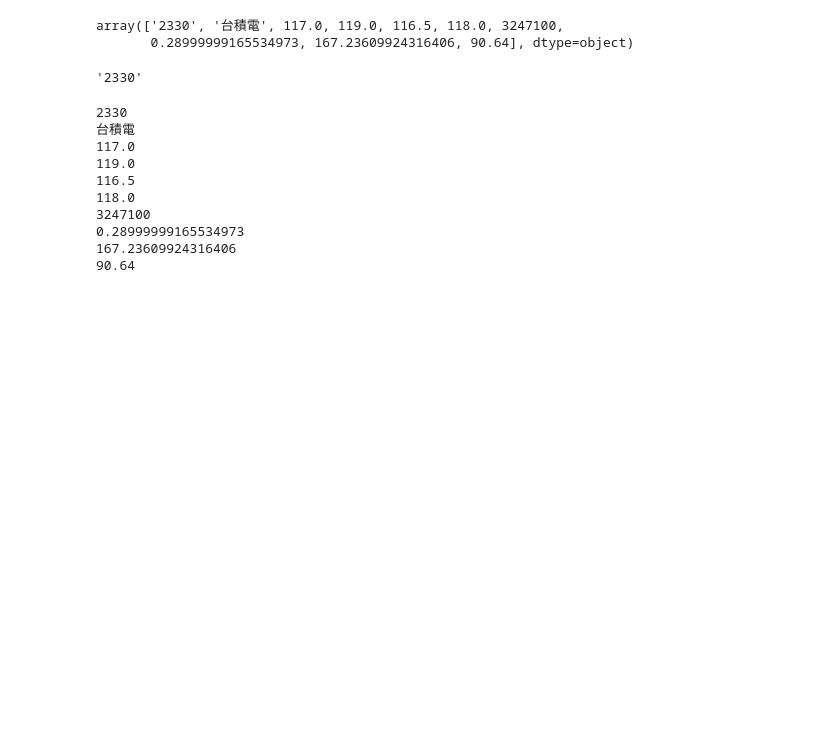
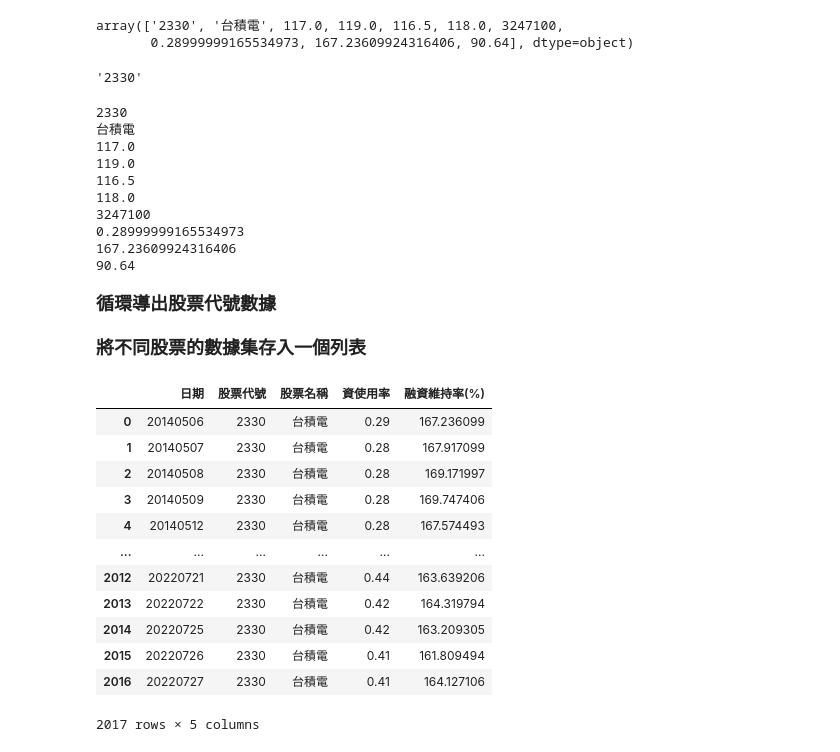
Before and after one commit to ErebusTW/Merge-by-date, a Jupyter notebook: 按日期合併.ipynb, the cells around one changed output. Cells and saved outputs as stored; diff of their text form; code cells hidden in the pictures; blank space fills up the shorter version.

```diff
--- a/按日期合併.ipynb
+++ b/按日期合併.ipynb
@@ -248,3 +248,37 @@ for feature in dict_data[pd.to_datetime('2014-05-06')]:
 0.28999999165534973
 167.23609924316406
 90.64
+# %% [markdown]
+**<font  size=4>循環導出股票代號數據</font>**
+# %%
+#假設我有個列表(tuple也可以)裡面有股票代號
+stock_ls = ['2330','2603']
+# %% [markdown]
+**<font  size=4>將不同股票的數據集存入一個列表</font>**
+# %%
+data_ls = []
+for stock_code in stock_ls:
+    query = """SELECT  [日期]
+      ,[股票代號]
+      ,[股票名稱]
+      ,[資使用率]
+      ,[融資維持率(%%)]
+    FROM [X01].[dbo].[日融資券排行] WITH(NOLOCK) where 股票代號 = '%s' And 日期 >= 20140506 order by 日期 """ %stock_code
+    df_Financing = pd.read_sql(query, db)
+    data_ls.append(df_Financing)
+# %%
+data_ls[0]
+# %% [output]
+|  | 日期 | 股票代號 | 股票名稱 | 資使用率 | 融資維持率(%) |
+| 0 | 20140506 | 2330 | 台積電 | 0.29 | 167.236099 |
+| 1 | 20140507 | 2330 | 台積電 | 0.28 | 167.917099 |
+| 2 | 20140508 | 2330 | 台積電 | 0.28 | 169.171997 |
+| 3 | 20140509 | 2330 | 台積電 | 0.28 | 169.747406 |
+| 4 | 20140512 | 2330 | 台積電 | 0.28 | 167.574493 |
+| ... | ... | ... | ... | ... | ... |
+| 2012 | 20220721 | 2330 | 台積電 | 0.44 | 163.639206 |
+| 2013 | 20220722 | 2330 | 台積電 | 0.42 | 164.319794 |
+| 2014 | 20220725 | 2330 | 台積電 | 0.42 | 163.209305 |
+| 2015 | 20220726 | 2330 | 台積電 | 0.41 | 161.809494 |
+| 2016 | 20220727 | 2330 | 台積電 | 0.41 | 164.127106 |
+2017 rows × 5 columns
```
Also changed, not shown: parts of 4 cells of this notebook.
